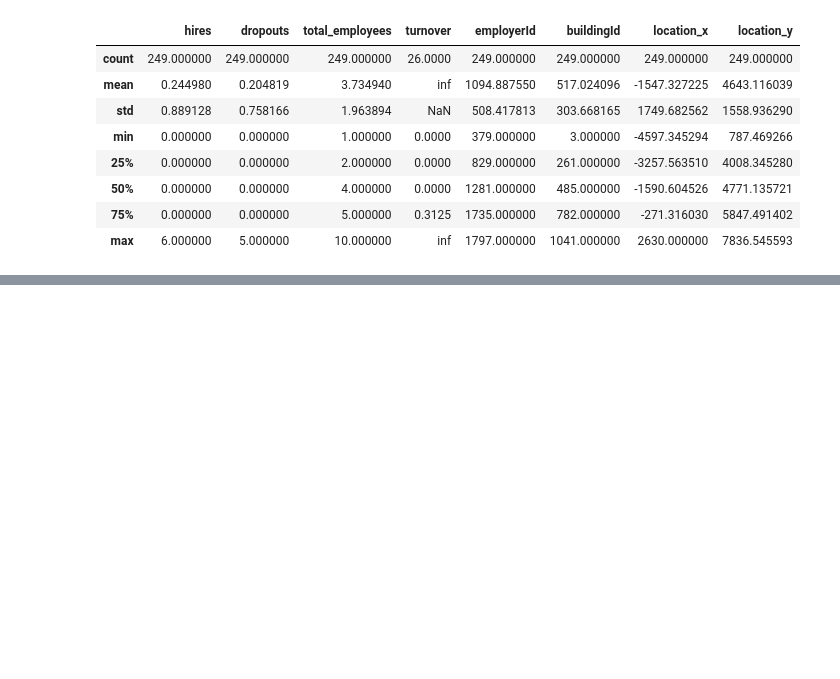
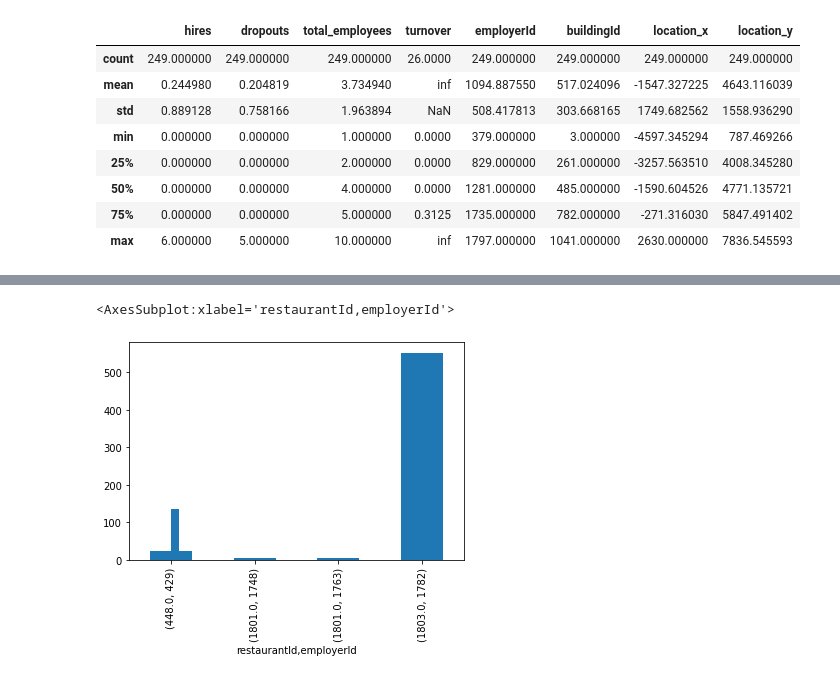
Before and after one commit to blukitas/Viz_2022_Grupo_4, a Jupyter notebook: docker/Notebooks/06.employers_patterns.ipynb, the cells around one changed output, grey strips where cells are left out. Saved outputs shown, nothing was run; the diff lists cells and outputs as text; code cells hidden in the pictures; blank space fills up the shorter version.

```diff
--- a/docker/Notebooks/06.employers_patterns.ipynb
+++ b/docker/Notebooks/06.employers_patterns.ipynb
@@ -329,0 +386,10 @@ print(cum_largo_inter)
+# %%
+resto_spents = pd.merge(hrs_spent[hrs_spent['venuetype']== 'Restaurant'] ,
+                       pd.merge(agg_employ,
+                                restos[['buildingId', 'foodCost', 'restaurantId']],
+                                how ='left', left_on ='buildingId',  right_on ='buildingId' ) ,
+        how = "left" , right_on = ['restaurantId'],
+                        left_on = ["venueid"] )
+
+# pubs_spents["spents"] = pubs_spents.hourlyCost * pubs_spents.hour_diff
+resto_spents.head()
@@ -329,0 +403,6 @@ print(cum_largo_inter)
+# %%
+plt.hist(resto_spents.hour_diff)
+resto_spents.groupby(['restaurantId', 'employerId'])['foodCost'].sum().plot.bar()
+# %% [output]
+<AxesSubplot:xlabel='restaurantId,employerId'>
+[figure, added]
```
Also changed, not shown: parts of 18 cells of this notebook, 1 other file.
